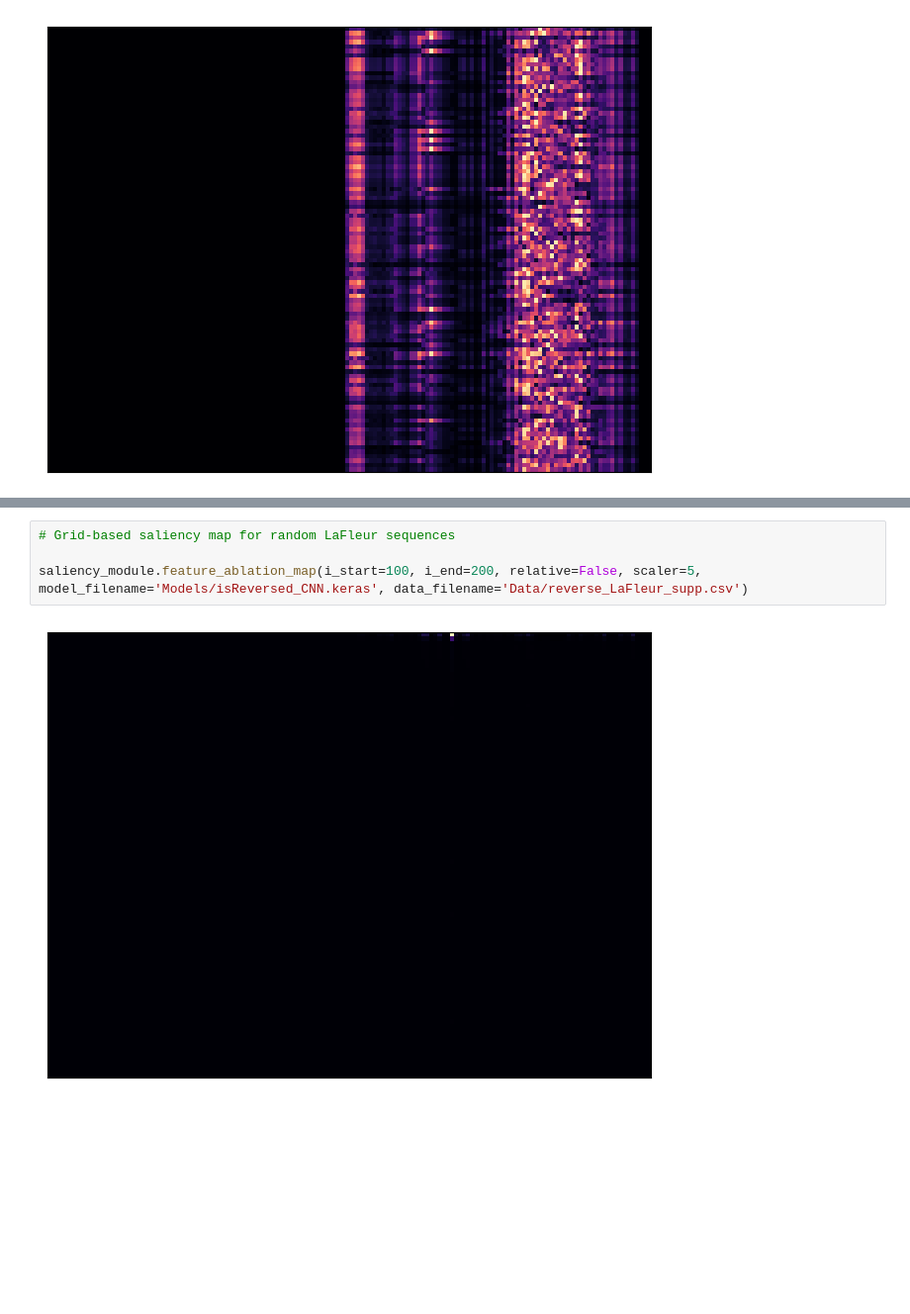
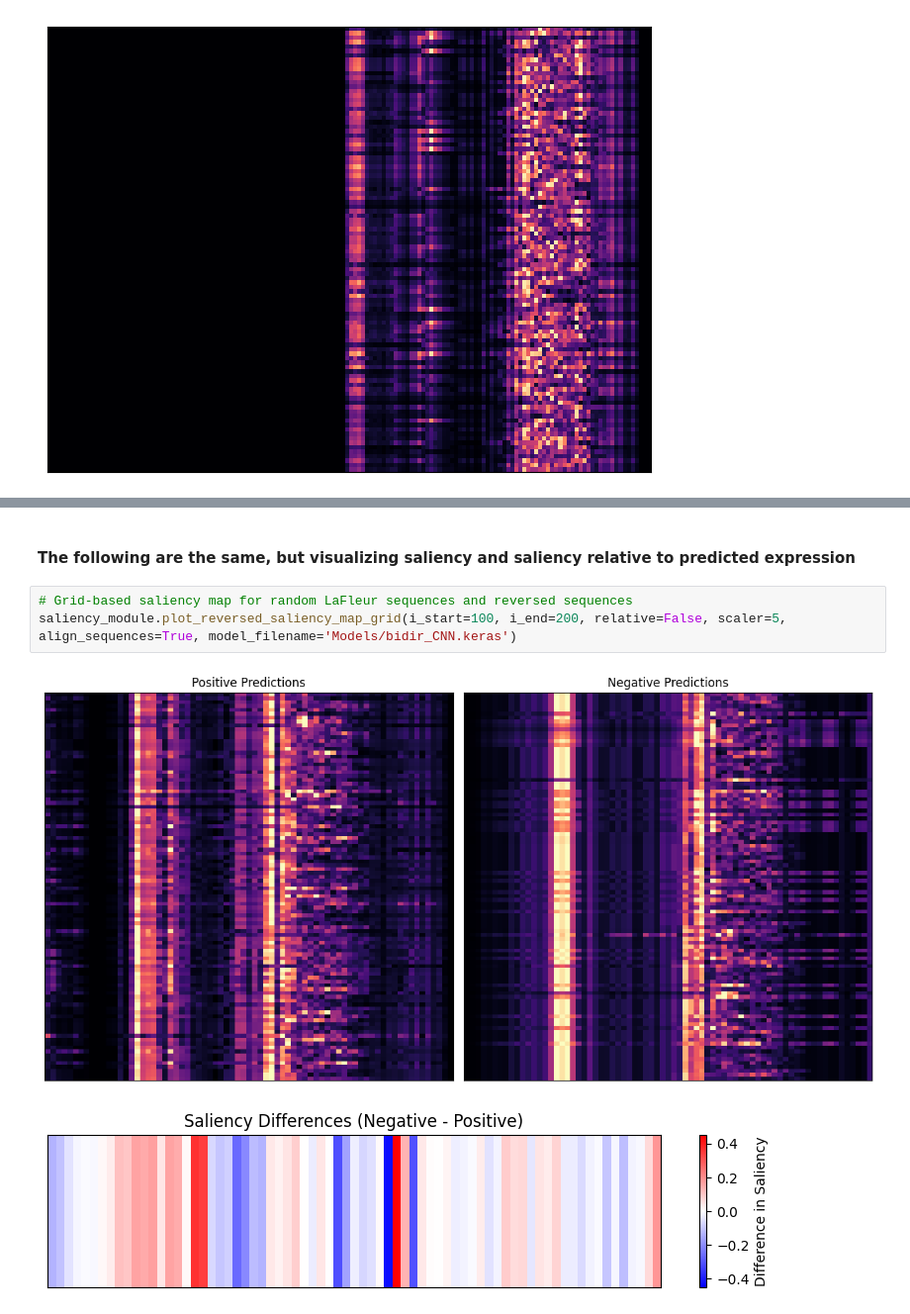
Before and after one commit to Rhys-sg/e.-coli-promoter-prediction, a Jupyter notebook: saliency_reverse.ipynb, the cells around one changed output, grey strips where cells are left out. Shown at 99% size. Saved outputs shown, nothing was run; the diff lists cells and outputs as text; blank space fills up the shorter version.

Commit message:
Visualize reverse, isReverse cnn saliency

```diff
--- a/saliency_reverse.ipynb
+++ b/saliency_reverse.ipynb
@@ -10,8 +17,10 @@ saliency_module.plot_saliency_map_grid(i_start=100, i_end=200, relative=True, sc
+# %% [markdown]
+#### The following are the same, but visualizing saliency and saliency relative to predicted expression
 # %%
-# Grid-based saliency map for random LaFleur sequences
-
-saliency_module.feature_ablation_map(i_start=100, i_end=200, relative=False, scaler=5, model_filename='Models/isReversed_CNN.keras', data_filename='Data/reverse_LaFleur_supp.csv')
+# Grid-based saliency map for random LaFleur sequences and reversed sequences
+saliency_module.plot_reversed_saliency_map_grid(i_start=100, i_end=200, relative=False, scaler=5, align_sequences=True, model_filename='Models/bidir_CNN.keras')
 # %% [output]
-[figure, old version]
+[figure, new version]
+[figure, added]
 # %%
 # Grid-based saliency map for random LaFleur sequences and reversed sequences
```
Also changed, not shown: parts of 4 cells of this notebook, 3 other files.
